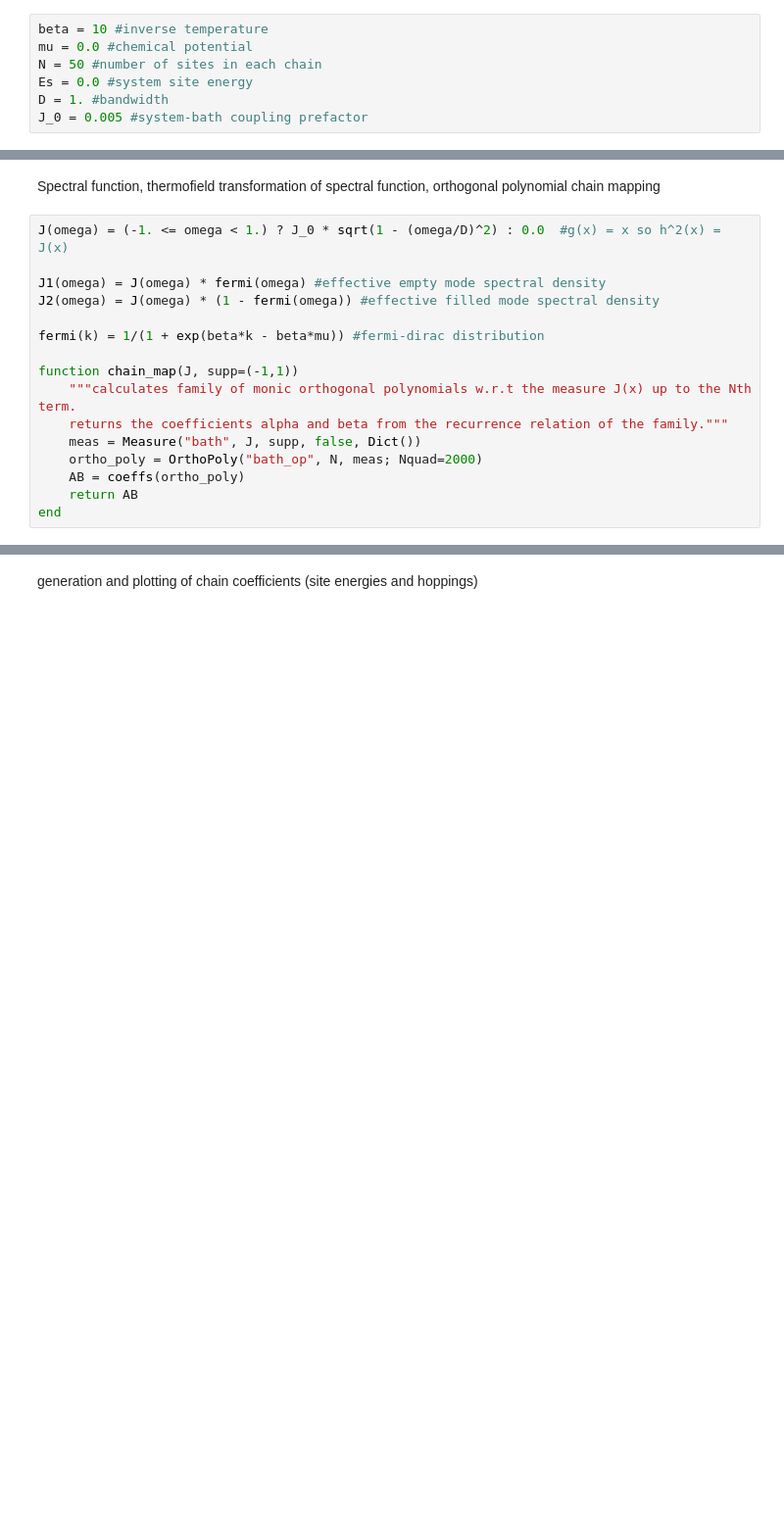
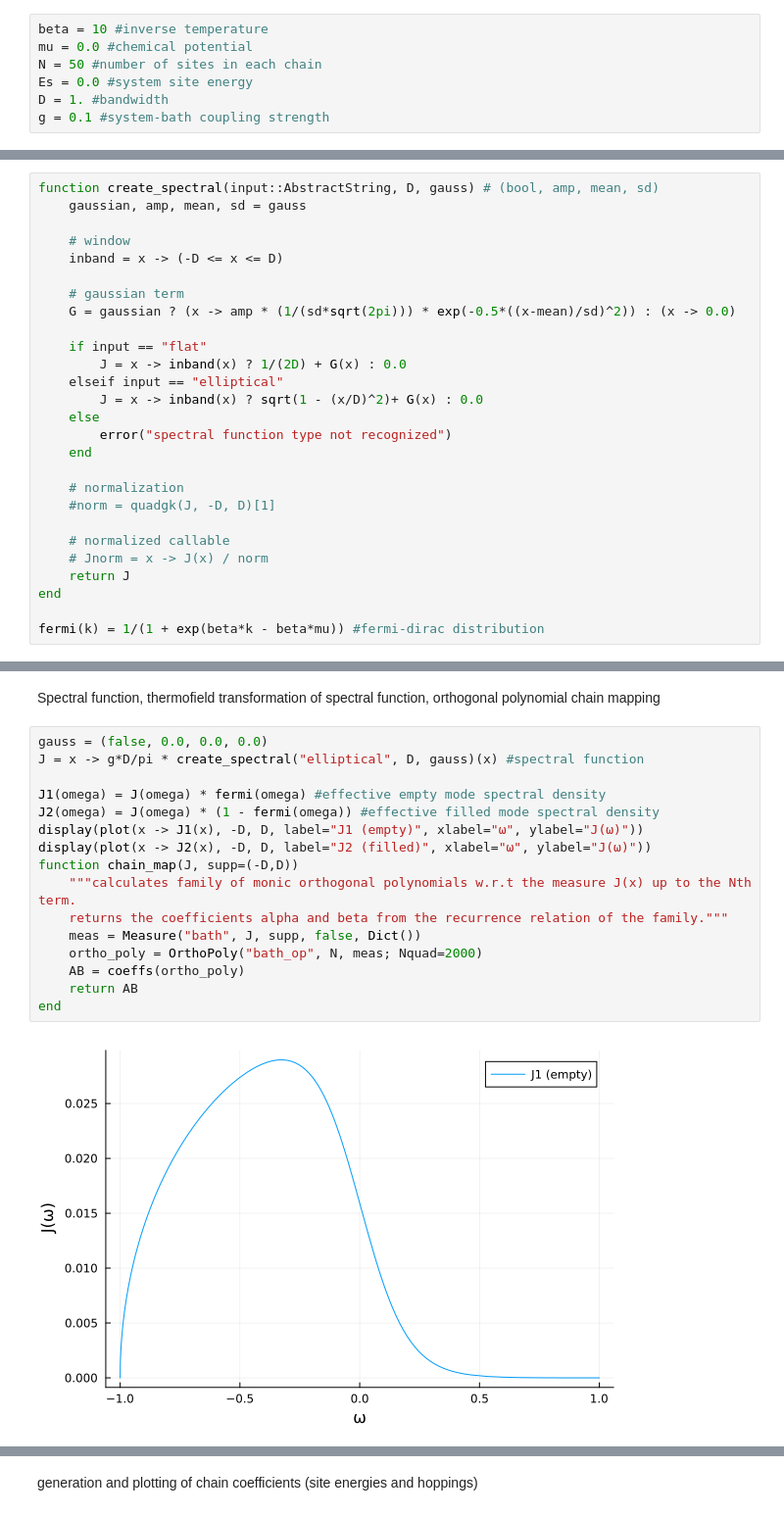
Before and after one commit to FTurci/AgeingManyBodyQuantumSys, a Jupyter notebook: Ben Code/single_bath_evolution.ipynb, the cells around one changed output, grey strips where cells are left out. Shown at 98% size. Cells and saved outputs as stored; diff of their text form; blank space fills up the shorter version.

```diff
--- a/Ben Code/single_bath_evolution.ipynb
+++ b/Ben Code/single_bath_evolution.ipynb
@@ -9,4 +19,4 @@ mu = 0.0 #chemical potential
 N = 50 #number of sites in each chain
 Es = 0.0 #system site energy
 D = 1. #bandwidth
-J_0 = 0.005 #system-bath coupling prefactor
+g = 0.1 #system-bath coupling strength
@@ -12,0 +25,27 @@ J_0 = 0.005 #system-bath coupling prefactor
+# %%
+function create_spectral(input::AbstractString, D, gauss) # (bool, amp, mean, sd)
+    gaussian, amp, mean, sd = gauss
+
+    # window
+    inband = x -> (-D <= x <= D)
+
+    # gaussian term
+    G = gaussian ? (x -> amp * (1/(sd*sqrt(2pi))) * exp(-0.5*((x-mean)/sd)^2)) : (x -> 0.0)
+
+    if input == "flat"
+        J = x -> inband(x) ? 1/(2D) + G(x) : 0.0
+    elseif input == "elliptical"
+        J = x -> inband(x) ? sqrt(1 - (x/D)^2)+ G(x) : 0.0
+    else
+        error("spectral function type not recognized")
+    end
+
+    # normalization
+    #norm = quadgk(J, -D, D)[1]
+
+    # normalized callable
+    # Jnorm = x -> J(x) / norm
+    return J
+end
+
+fermi(k) = 1/(1 + exp(beta*k - beta*mu)) #fermi-dirac distribution
@@ -13,18 +54,20 @@ J_0 = 0.005 #system-bath coupling prefactor
 # %% [markdown]
 Spectral function, thermofield transformation of spectral function, orthogonal polynomial chain mapping
 # %%
-J(omega) = (-1. <= omega < 1.) ? J_0 * sqrt(1 - (omega/D)^2) : 0.0  #g(x) = x so h^2(x) = J(x)
+gauss = (false, 0.0, 0.0, 0.0)
+J = x -> g*D/pi * create_spectral("elliptical", D, gauss)(x) #spectral function
 
 J1(omega) = J(omega) * fermi(omega) #effective empty mode spectral density
 J2(omega) = J(omega) * (1 - fermi(omega)) #effective filled mode spectral density
-
-fermi(k) = 1/(1 + exp(beta*k - beta*mu)) #fermi-dirac distribution
-
-function chain_map(J, supp=(-1,1))
+display(plot(x -> J1(x), -D, D, label="J1 (empty)", xlabel="ω", ylabel="J(ω)"))
+display(plot(x -> J2(x), -D, D, label="J2 (filled)", xlabel="ω", ylabel="J(ω)"))
+function chain_map(J, supp=(-D,D))
     """calculates family of monic orthogonal polynomials w.r.t the measure J(x) up to the Nth term.
     returns the coefficients alpha and beta from the recurrence relation of the family."""
     meas = Measure("bath", J, supp, false, Dict())
     ortho_poly = OrthoPoly("bath_op", N, meas; Nquad=2000)
     AB = coeffs(ortho_poly)
     return AB
 end
+# %% [output]
+[figure, added]
```
Also changed, not shown: parts of 8 cells of this notebook, 2 other files.
